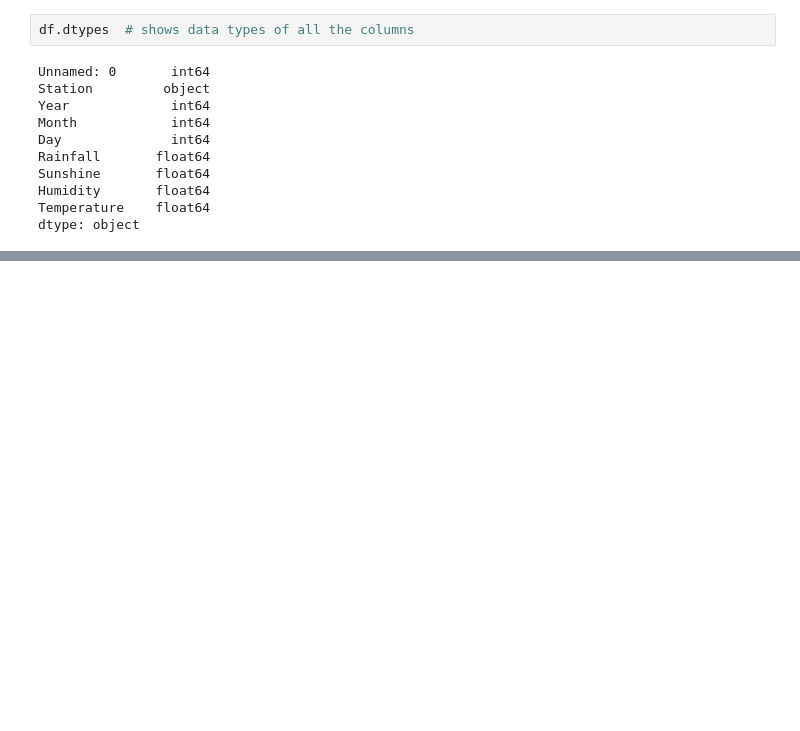
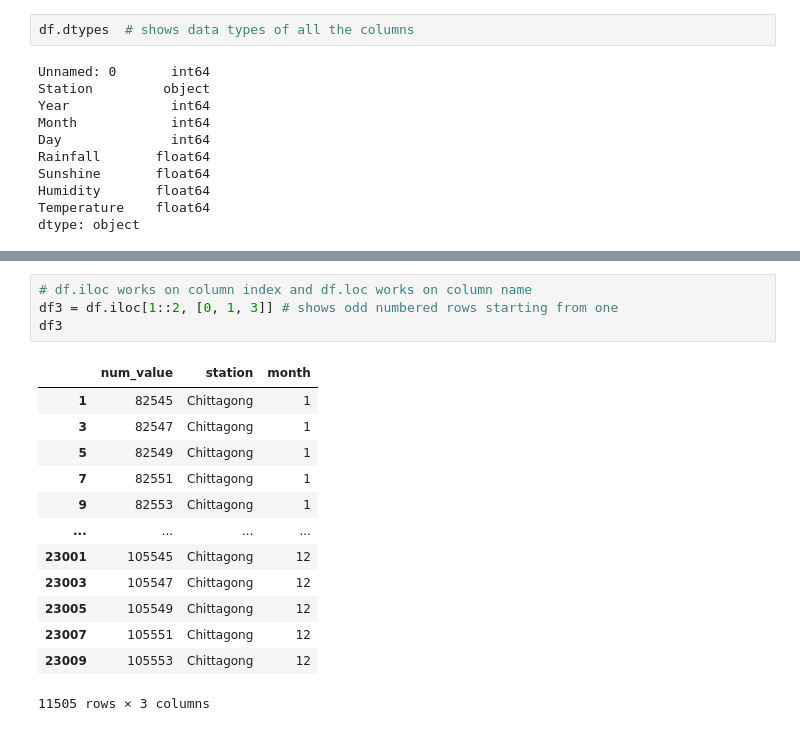
Before and after one commit to tanvirulislam149/ML_tutorial, a Jupyter notebook: Module_2.ipynb, the cells around one changed output, grey strips where cells are left out. Saved outputs shown, nothing was run; the diff lists cells and outputs as text; blank space fills up the shorter version.

```diff
--- a/Module_2.ipynb
+++ b/Module_2.ipynb
@@ -246,0 +297,18 @@ dtype: object
+# %%
+# df.iloc works on column index and df.loc works on column name
+df3 = df.iloc[1::2, [0, 1, 3]] # shows odd numbered rows starting from one
+df3
+# %% [output]
+|  | num_value | station | month |
+| 1 | 82545 | Chittagong | 1 |
+| 3 | 82547 | Chittagong | 1 |
+| 5 | 82549 | Chittagong | 1 |
+| 7 | 82551 | Chittagong | 1 |
+| 9 | 82553 | Chittagong | 1 |
+| ... | ... | ... | ... |
+| 23001 | 105545 | Chittagong | 12 |
+| 23003 | 105547 | Chittagong | 12 |
+| 23005 | 105549 | Chittagong | 12 |
+| 23007 | 105551 | Chittagong | 12 |
+| 23009 | 105553 | Chittagong | 12 |
+11505 rows × 3 columns
```
Also changed, not shown: parts of 7 cells of this notebook.
